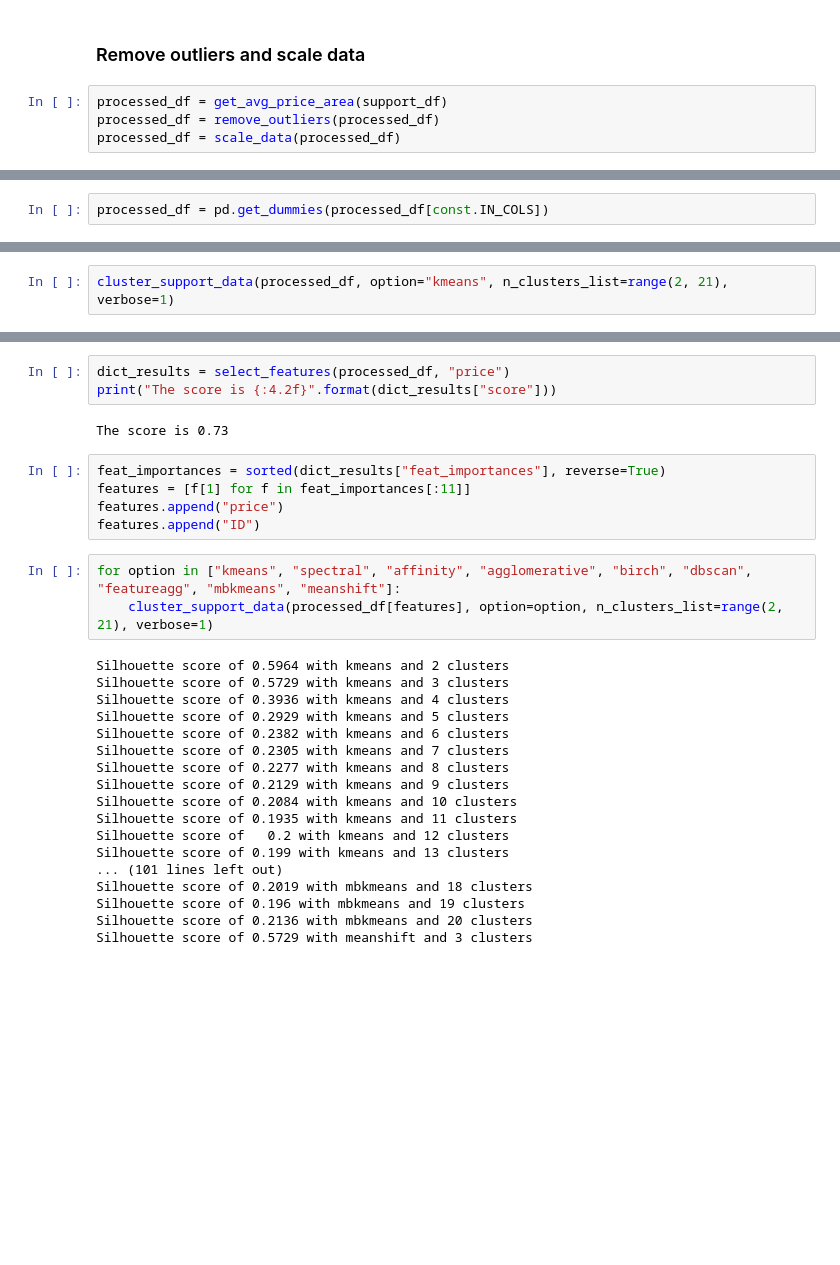
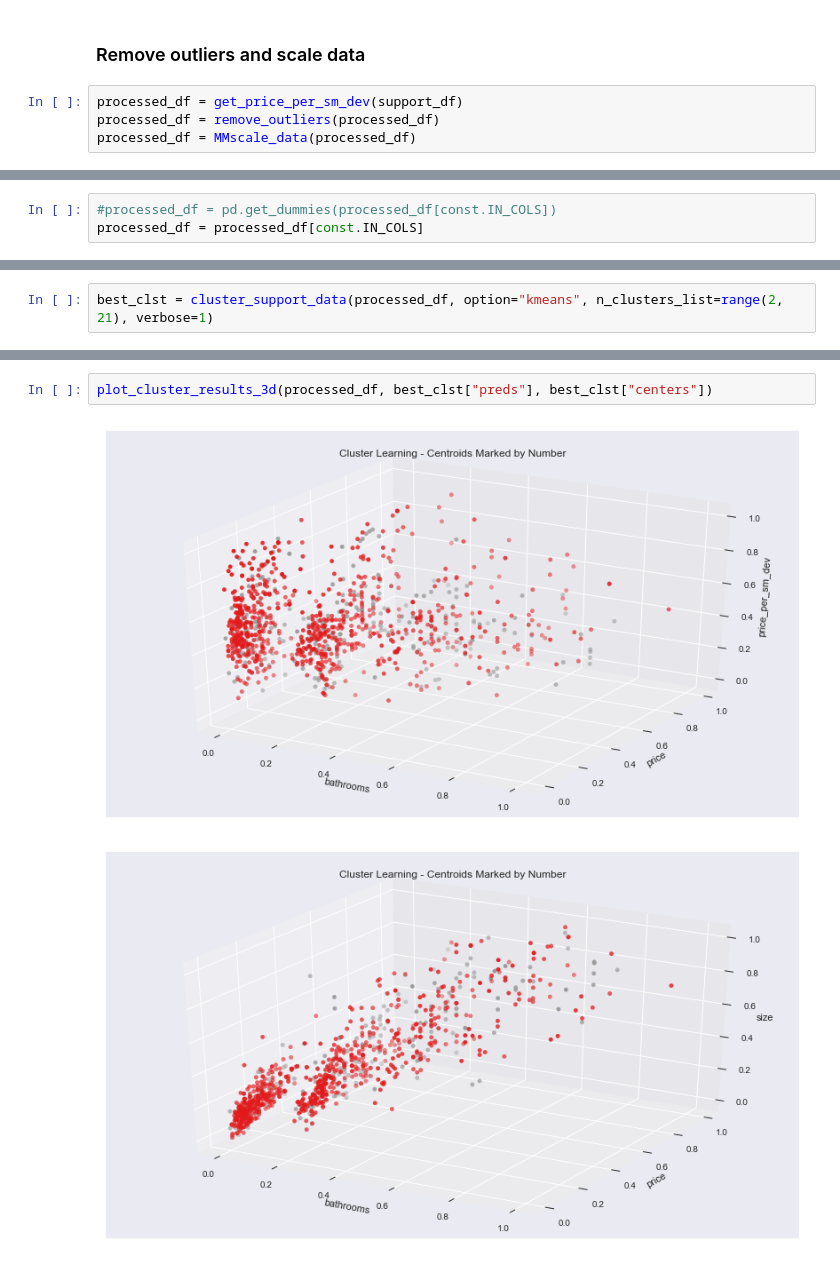
Before and after one commit to Leaniz/img_similarity, a Jupyter notebook: image_similarity.ipynb, the cells around one changed output, grey strips where cells are left out. Drawn from its saved outputs; the diff is of its cells as text; blank space fills up the shorter version.

```diff
--- a/image_similarity.ipynb
+++ b/image_similarity.ipynb
@@ -30,6 +38,6 @@ pandas_profiling.ProfileReport(support_df)
 # %% [markdown]
 ### Remove outliers and scale data
 # %%
-processed_df = get_avg_price_area(support_df)
+processed_df = get_price_per_sm_dev(support_df)
 processed_df = remove_outliers(processed_df)
-processed_df = scale_data(processed_df)
+processed_df = MMscale_data(processed_df)
@@ -36,5 +46,6 @@ processed_df = scale_data(processed_df)
 # %%
-processed_df = pd.get_dummies(processed_df[const.IN_COLS])
+#processed_df = pd.get_dummies(processed_df[const.IN_COLS])
+processed_df = processed_df[const.IN_COLS]
 # %%
 processed_df.head()
 # %% [output]
@@ -51,3 +64,3 @@ pandas_profiling.ProfileReport(processed_df)
 # %%
-cluster_support_data(processed_df, option="kmeans", n_clusters_list=range(2, 21), verbose=1)
+best_clst = cluster_support_data(processed_df, option="kmeans", n_clusters_list=range(2, 21), verbose=1)
 # %% [output]
@@ -94,31 +86,5 @@ Silhouette score of 0.4712 with meanshift and 3 clusters
-# %%
-dict_results = select_features(processed_df, "price")
-print("The score is {:4.2f}".format(dict_results["score"]))
-# %% [output]
-The score is 0.73
-# %%
-feat_importances = sorted(dict_results["feat_importances"], reverse=True)
-features = [f[1] for f in feat_importances[:11]]
-features.append("price")
-features.append("ID")
-# %%
-for option in ["kmeans", "spectral", "affinity", "agglomerative", "birch", "dbscan", "featureagg", "mbkmeans", "meanshift"]:
-    cluster_support_data(processed_df[features], option=option, n_clusters_list=range(2, 21), verbose=1)
-# %% [output]
-Silhouette score of 0.5964 with kmeans and 2 clusters
-Silhouette score of 0.5729 with kmeans and 3 clusters
-Silhouette score of 0.3936 with kmeans and 4 clusters
-Silhouette score of 0.2929 with kmeans and 5 clusters
-Silhouette score of 0.2382 with kmeans and 6 clusters
-Silhouette score of 0.2305 with kmeans and 7 clusters
-Silhouette score of 0.2277 with kmeans and 8 clusters
-Silhouette score of 0.2129 with kmeans and 9 clusters
-Silhouette score of 0.2084 with kmeans and 10 clusters
-Silhouette score of 0.1935 with kmeans and 11 clusters
-Silhouette score of   0.2 with kmeans and 12 clusters
-Silhouette score of 0.199 with kmeans and 13 clusters
-... (101 lines left out)
-Silhouette score of 0.2019 with mbkmeans and 18 clusters
-Silhouette score of 0.196 with mbkmeans and 19 clusters
-Silhouette score of 0.2136 with mbkmeans and 20 clusters
-Silhouette score of 0.5729 with meanshift and 3 clusters
+# %%
+plot_cluster_results_3d(processed_df, best_clst["preds"], best_clst["centers"])
+# %% [output]
+[figure, added]
+[figure, added]
```
Also changed, not shown: parts of 22 cells of this notebook, 5 other files.
